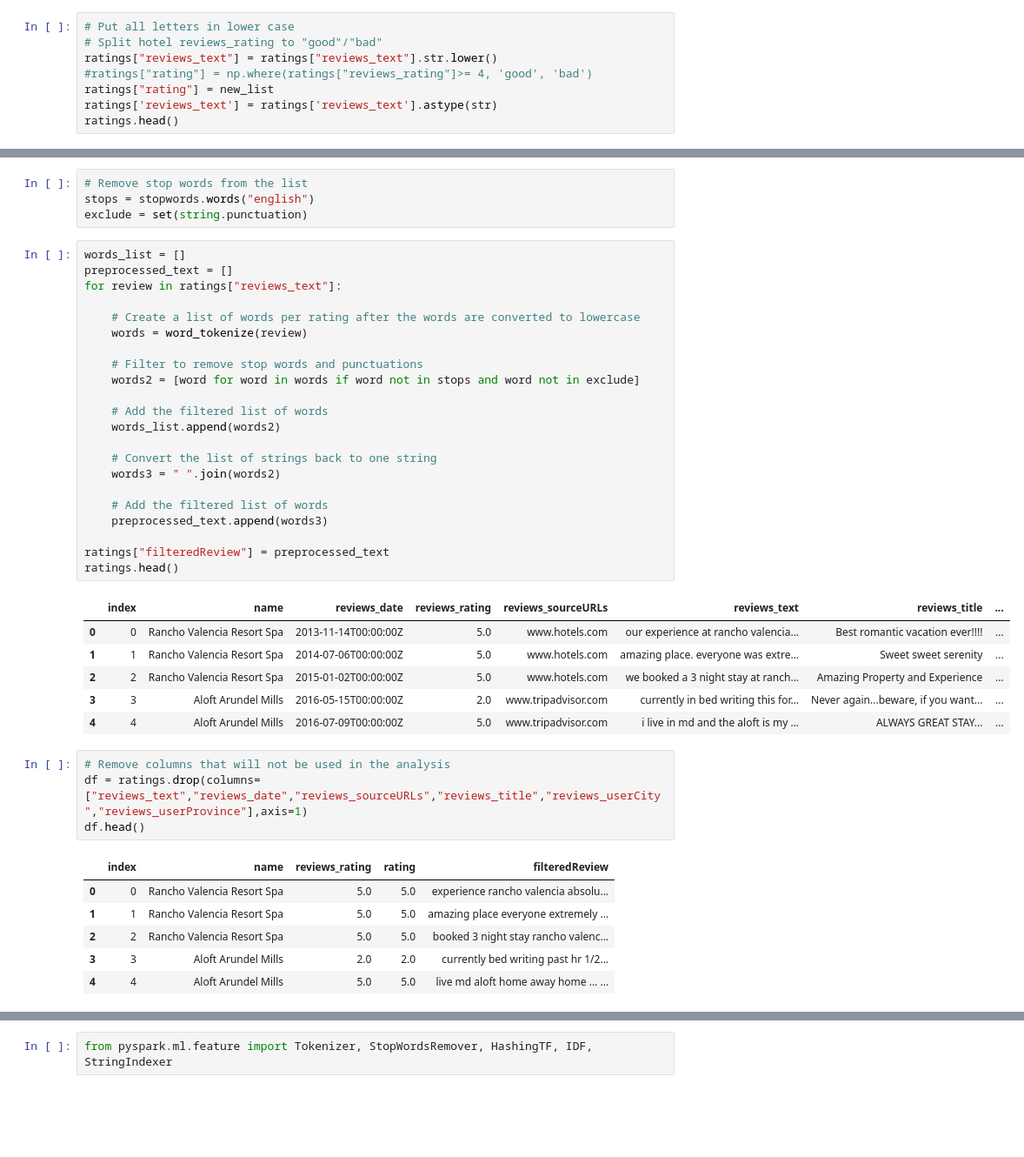
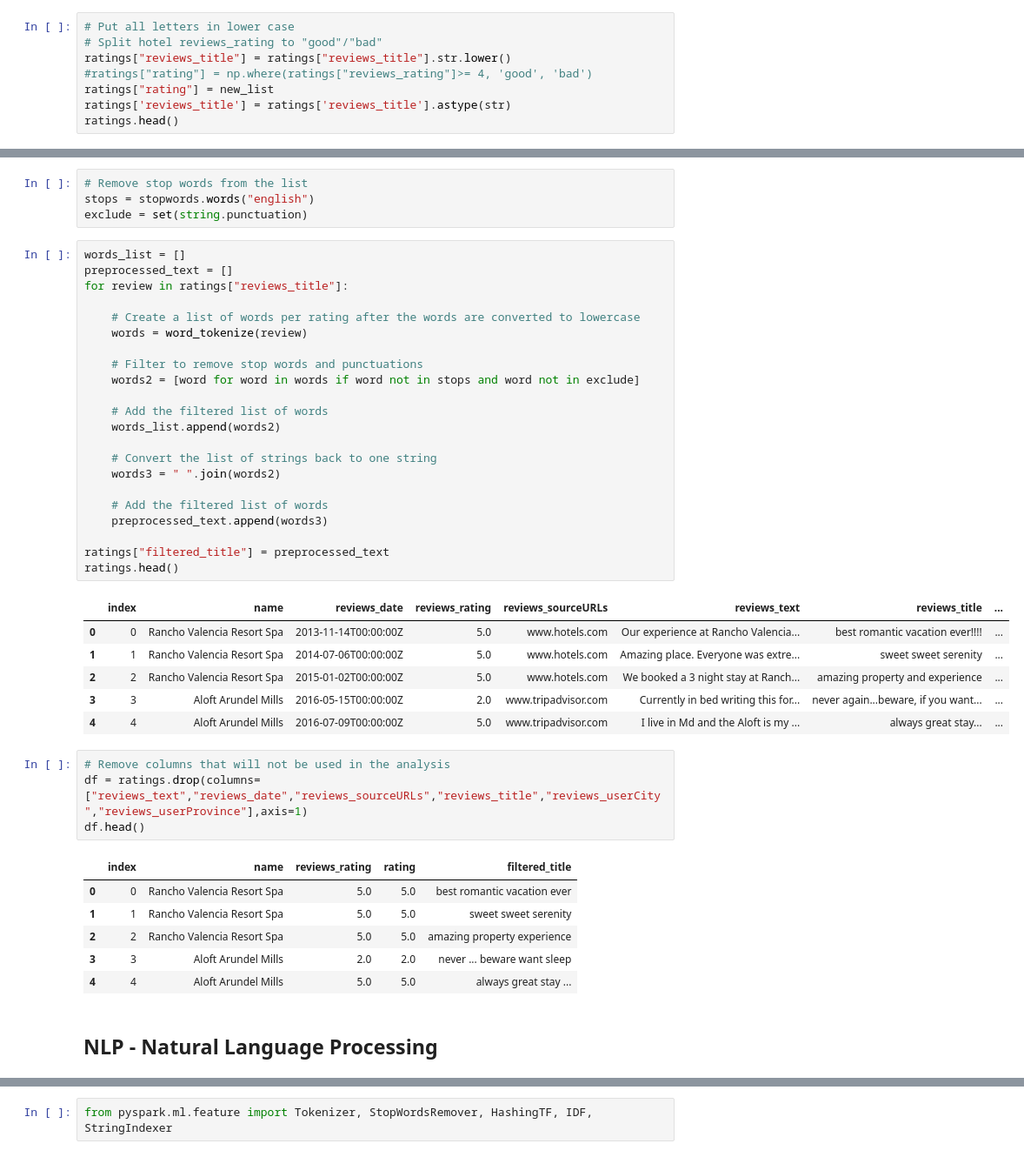
Before and after one commit to janelcv/Hotel_Rating_Analysis, a Jupyter notebook: Hotel_Ratings_Analysis-06.ipynb, the cells around one changed output, grey strips where cells are left out. Shown at 87% size. Drawn from its saved outputs; the diff is of its cells as text; blank space fills up the shorter version.

```diff
--- a/Hotel_Ratings_Analysis-06.ipynb
+++ b/Hotel_Ratings_Analysis-06.ipynb
@@ -42,10 +71,10 @@ for rating in rating_list:
 # %%
 # Put all letters in lower case
 # Split hotel reviews_rating to "good"/"bad"
-ratings["reviews_text"] = ratings["reviews_text"].str.lower()
+ratings["reviews_title"] = ratings["reviews_title"].str.lower()
 #ratings["rating"] = np.where(ratings["reviews_rating"]>= 4, 'good', 'bad')
 ratings["rating"] = new_list
-ratings['reviews_text'] = ratings['reviews_text'].astype(str)
+ratings['reviews_title'] = ratings['reviews_title'].astype(str)
 ratings.head()
 # %% [output]
 |  | index | name | reviews_date | reviews_rating | reviews_sourceURLs | reviews_text | reviews_title | ... |
@@ -89,43 +90,45 @@ exclude = set(string.punctuation)
 # %%
 words_list = []
 preprocessed_text = []
-for review in ratings["reviews_text"]:
+for review in ratings["reviews_title"]:
 
     # Create a list of words per rating after the words are converted to lowercase
     words = word_tokenize(review)
 
     # Filter to remove stop words and punctuations
     words2 = [word for word in words if word not in stops and word not in exclude]
 
     # Add the filtered list of words
     words_list.append(words2)
 
     # Convert the list of strings back to one string
     words3 = " ".join(words2)
 
     # Add the filtered list of words
     preprocessed_text.append(words3)
 
-ratings["filteredReview"] = preprocessed_text
+ratings["filtered_title"] = preprocessed_text
 ratings.head()
 # %% [output]
 |  | index | name | reviews_date | reviews_rating | reviews_sourceURLs | reviews_text | reviews_title | ... |
-| 0 | 0 | Rancho Valencia Resort Spa | 2013-11-14T00:00:00Z | 5.0 | www.hotels.com | our experience at rancho valencia... | Best romantic vacation ever!!!! | ... |
-| 1 | 1 | Rancho Valencia Resort Spa | 2014-07-06T00:00:00Z | 5.0 | www.hotels.com | amazing place. everyone was extre... | Sweet sweet serenity | ... |
-| 2 | 2 | Rancho Valencia Resort Spa | 2015-01-02T00:00:00Z | 5.0 | www.hotels.com | we booked a 3 night stay at ranch... | Amazing Property and Experience | ... |
-| 3 | 3 | Aloft Arundel Mills | 2016-05-15T00:00:00Z | 2.0 | www.tripadvisor.com | currently in bed writing this for... | Never again...beware, if you want... | ... |
-| 4 | 4 | Aloft Arundel Mills | 2016-07-09T00:00:00Z | 5.0 | www.tripadvisor.com | i live in md and the aloft is my ... | ALWAYS GREAT STAY... | ... |
+| 0 | 0 | Rancho Valencia Resort Spa | 2013-11-14T00:00:00Z | 5.0 | www.hotels.com | Our experience at Rancho Valencia... | best romantic vacation ever!!!! | ... |
+| 1 | 1 | Rancho Valencia Resort Spa | 2014-07-06T00:00:00Z | 5.0 | www.hotels.com | Amazing place. Everyone was extre... | sweet sweet serenity | ... |
+| 2 | 2 | Rancho Valencia Resort Spa | 2015-01-02T00:00:00Z | 5.0 | www.hotels.com | We booked a 3 night stay at Ranch... | amazing property and experience | ... |
+| 3 | 3 | Aloft Arundel Mills | 2016-05-15T00:00:00Z | 2.0 | www.tripadvisor.com | Currently in bed writing this for... | never again...beware, if you want... | ... |
+| 4 | 4 | Aloft Arundel Mills | 2016-07-09T00:00:00Z | 5.0 | www.tripadvisor.com | I live in Md and the Aloft is my ... | always great stay... | ... |
 # %%
 # Remove columns that will not be used in the analysis
 df = ratings.drop(columns=["reviews_text","reviews_date","reviews_sourceURLs","reviews_title","reviews_userCity","reviews_userProvince"],axis=1)
 df.head()
 # %% [output]
-|  | index | name | reviews_rating | rating | filteredReview |
-| 0 | 0 | Rancho Valencia Resort Spa | 5.0 | 5.0 | experience rancho valencia absolu... |
-| 1 | 1 | Rancho Valencia Resort Spa | 5.0 | 5.0 | amazing place everyone extremely ... |
-| 2 | 2 | Rancho Valencia Resort Spa | 5.0 | 5.0 | booked 3 night stay rancho valenc... |
-| 3 | 3 | Aloft Arundel Mills | 2.0 | 2.0 | currently bed writing past hr 1/2... |
-| 4 | 4 | Aloft Arundel Mills | 5.0 | 5.0 | live md aloft home away home ... ... |
+|  | index | name | reviews_rating | rating | filtered_title |
+| 0 | 0 | Rancho Valencia Resort Spa | 5.0 | 5.0 | best romantic vacation ever |
+| 1 | 1 | Rancho Valencia Resort Spa | 5.0 | 5.0 | sweet sweet serenity |
+| 2 | 2 | Rancho Valencia Resort Spa | 5.0 | 5.0 | amazing property experience |
+| 3 | 3 | Aloft Arundel Mills | 2.0 | 2.0 | never ... beware want sleep |
+| 4 | 4 | Aloft Arundel Mills | 5.0 | 5.0 | always great stay ... |
+# %% [markdown]
+## NLP - Natural Language Processing
 # %%
 #Convert Pandas DataFrame to Spark DataFrame
 spark_ratings = sqlContext.createDataFrame(df)
```
Also changed, not shown: parts of 65 cells of this notebook, 1 other file.
